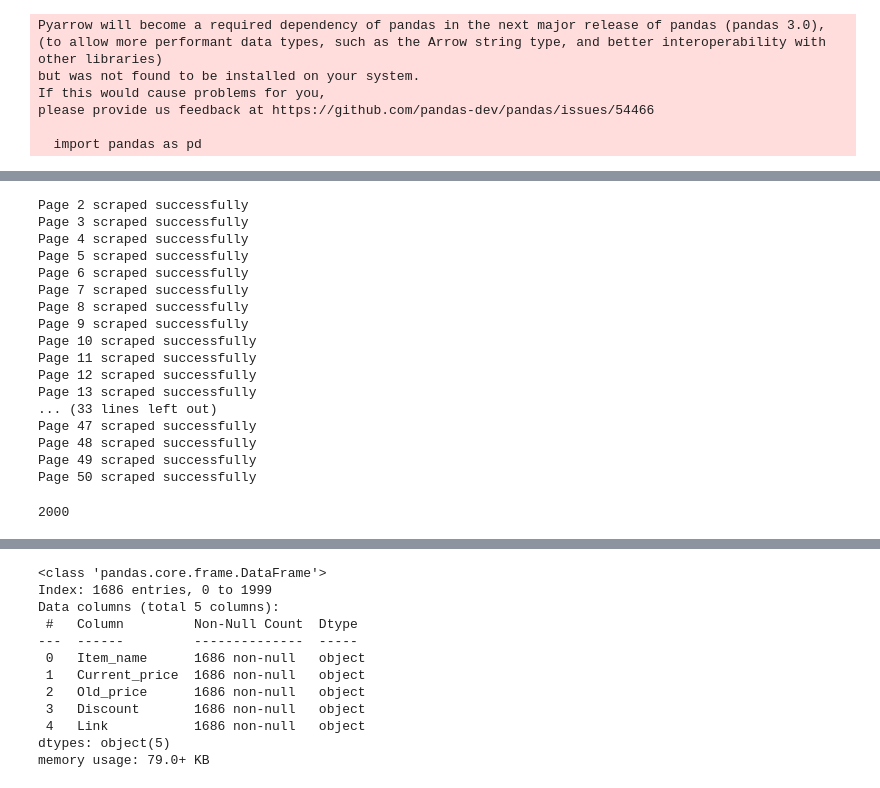
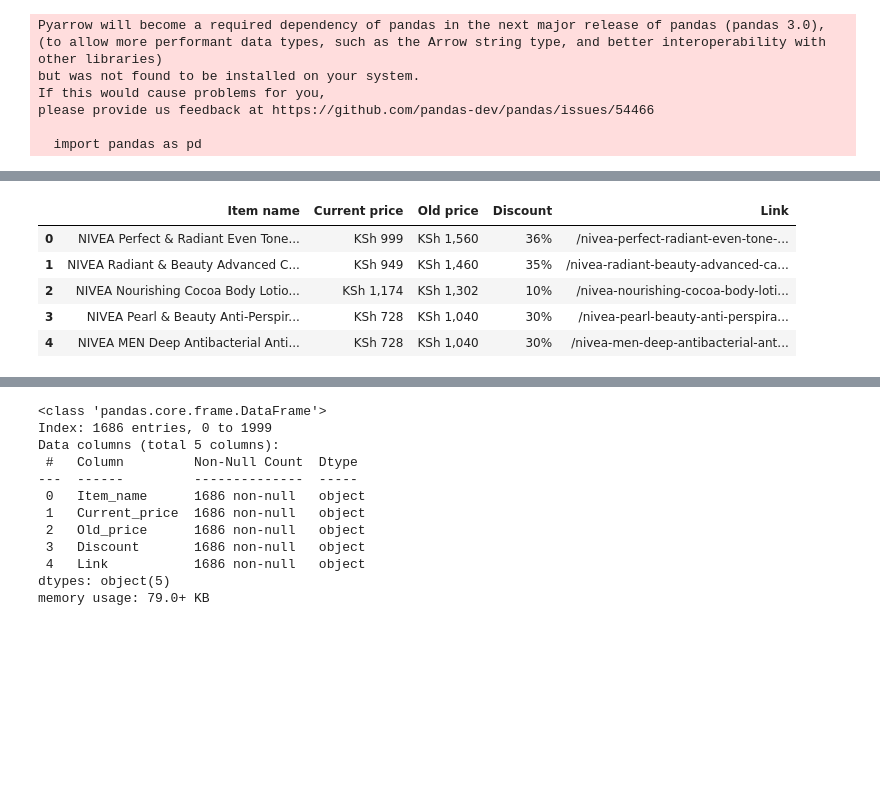
Before and after one commit to warren-bit/jumia_project, a Jupyter notebook: scraping_jumia.ipynb, the cells around one changed output, grey strips where cells are left out. Saved outputs shown, nothing was run; the diff lists cells and outputs as text; code cells hidden in the pictures; blank space fills up the shorter version.

```diff
--- a/scraping_jumia.ipynb
+++ b/scraping_jumia.ipynb
@@ -70,56 +12,13 @@ records
-# %%
-import time
-base_url = 'https://www.jumia.co.ke/all-products/?page={}#catalog-listing'
-for page_num in range(2,51):
-    url = base_url.format(page_num)
-    time.sleep(5)
-    response = requests.get(url)
-    if response.status_code == 200:
-        soup = BeautifulSoup(response.text, 'html.parser')
-        print(f'Page {page_num} scraped successfully')
-    else:
-        print(f'Failed to retrieve page, {page_num}')
-    items = soup.find_all('article', attrs={'class':'prd _fb col c-prd'})
-    for item in items:
-        try:
-            item_name = item.find('h3').text
-            current_price = item.find('div', attrs={'class': 'prc'}).text
-            old_price_element = item.find('div', attrs={'class' : 'old'})
-            discount_element = item.find('div', attrs={'class' : 'bdg _dsct _sm'})
-            link = item.find('a', attrs={'class':'core'}).get('href')
-            if old_price_element:
-                old_price = old_price_element.text
-            else:
-                old_price = None
-            if discount_element:
-                discount = discount_element.text
-            else:
-                discount = None
-            records.append((item_name,current_price,old_price,discount,link))
-        except AttributeError:
-            records.append(None)
-# %% [output]
-Page 2 scraped successfully
-Page 3 scraped successfully
-Page 4 scraped successfully
-Page 5 scraped successfully
-Page 6 scraped successfully
-Page 7 scraped successfully
-Page 8 scraped successfully
-Page 9 scraped successfully
-Page 10 scraped successfully
-Page 11 scraped successfully
-Page 12 scraped successfully
-Page 13 scraped successfully
-... (33 lines left out)
-Page 47 scraped successfully
-Page 48 scraped successfully
-Page 49 scraped successfully
-Page 50 scraped successfully
-# %%
-len(records)
-# %% [output]
-2000
+# %%
+product_data = pd.read_csv('jumia_products.csv')
+product_data.head()
+# %% [output]
+|  | Item name | Current price | Old price | Discount | Link |
+| 0 | NIVEA Perfect & Radiant Even Tone... | KSh 999 | KSh 1,560 | 36% | /nivea-perfect-radiant-even-tone-... |
+| 1 | NIVEA Radiant & Beauty Advanced C... | KSh 949 | KSh 1,460 | 35% | /nivea-radiant-beauty-advanced-ca... |
+| 2 | NIVEA Nourishing Cocoa Body Lotio... | KSh 1,174 | KSh 1,302 | 10% | /nivea-nourishing-cocoa-body-loti... |
+| 3 | NIVEA Pearl & Beauty Anti-Perspir... | KSh 728 | KSh 1,040 | 30% | /nivea-pearl-beauty-anti-perspira... |
+| 4 | NIVEA MEN Deep Antibacterial Anti... | KSh 728 | KSh 1,040 | 30% | /nivea-men-deep-antibacterial-ant... |
 # %%
 items_df = pd.DataFrame(records, columns=['Item_name', 'Current_price', 'Old_price', 'Discount', 'Link'])
 items_df.head(50)
```
Also changed, not shown: parts of 6 cells of this notebook.
